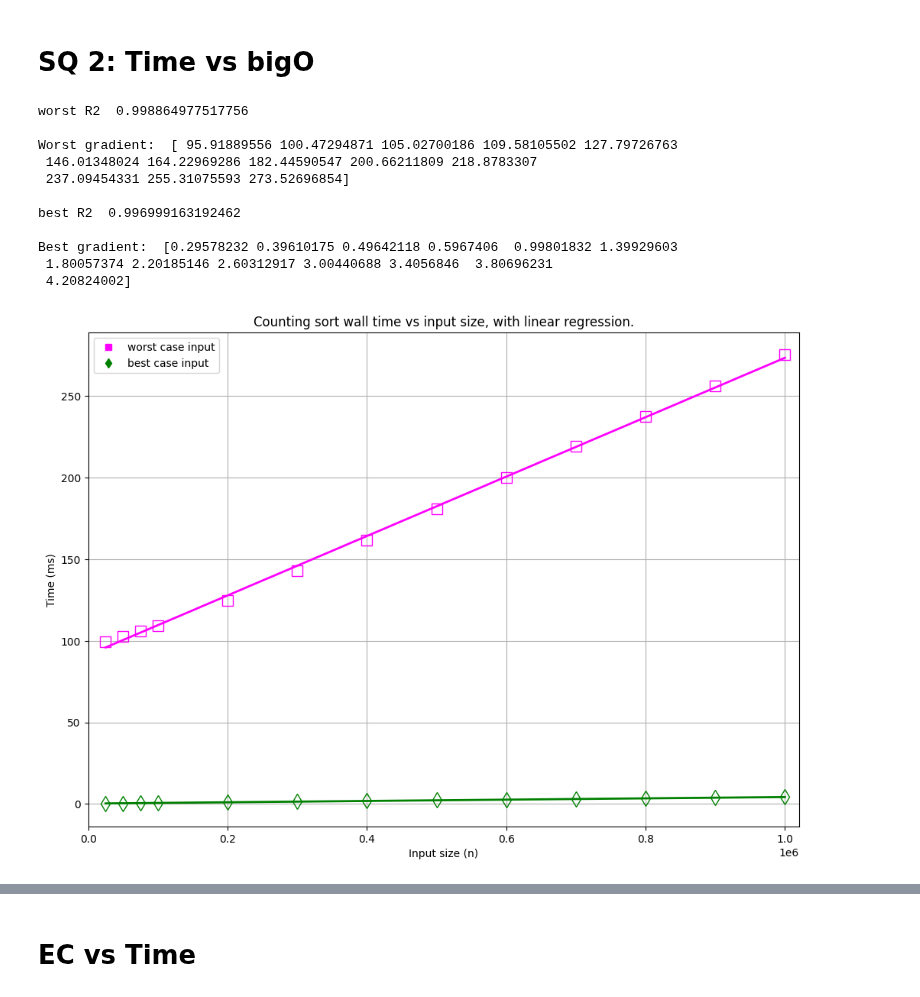
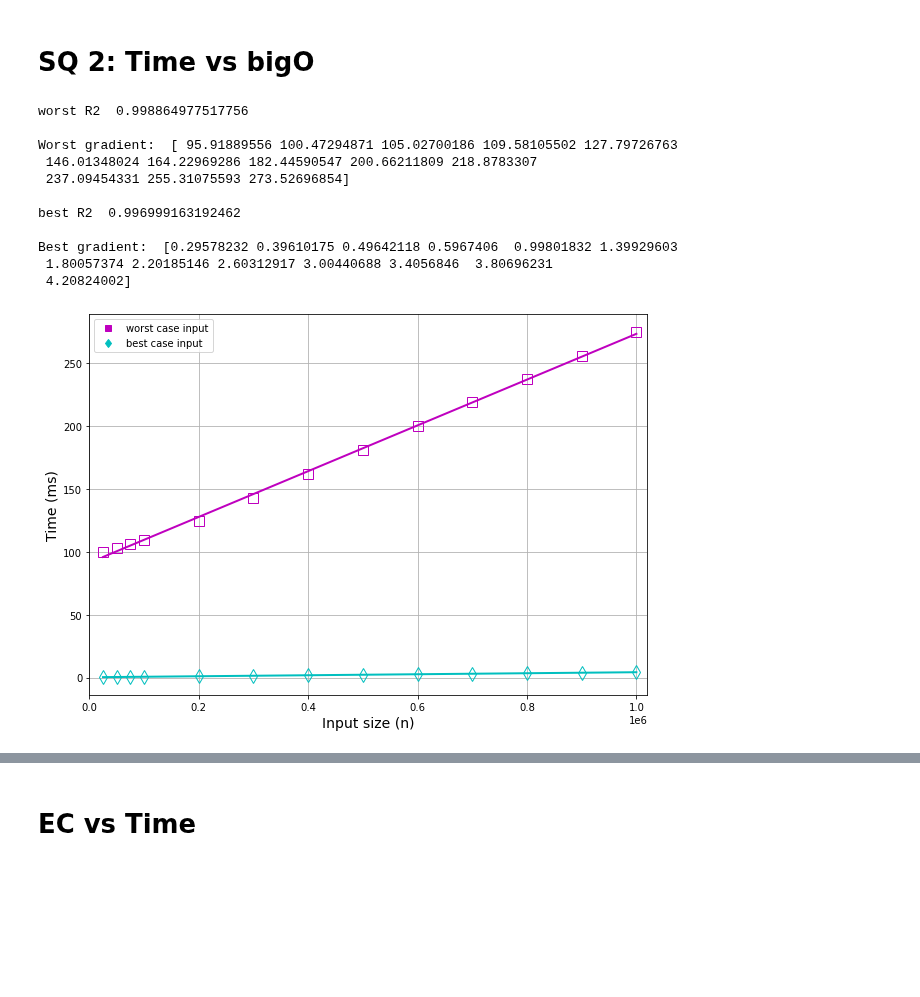
Before and after one commit to hrallil/RAPL_measurements, a Jupyter notebook: Java/FinalResults/FinalAnalysis/CountingMajaTest.ipynb, the cells around one changed output, grey strips where cells are left out. Drawn from its saved outputs; the diff is of its cells as text; code cells hidden in the pictures; blank space fills up the shorter version.

Commit message:
counting graphs fixed

```diff
--- a/Java/FinalResults/FinalAnalysis/CountingMajaTest.ipynb
+++ b/Java/FinalResults/FinalAnalysis/CountingMajaTest.ipynb
@@ -376,7 +376,7 @@ dfCountingMean16[dfCountingMean16["Input case"] != "best"][dfCountingMean16["ful
 # %% [output]
 |  | PKG (J) | CPU (J) | DRAM (J) | Time (ms) | Temp (C) | Size | Input case | CPU - readCSV | Time - readCSV | ... |
 # %%
-plt.figure(figsize=(10*1.2,7*1.2))
+plt.figure(figsize=(10,7))
 color = "red"
 
 Rs = []
@@ -386,17 +386,20 @@ Rs = []
 # plt.plot(-10000,0,"v", color="darkorange",label="countingrandom1 - countingrandom10")
 for i in range(len(Rs)):
     print(f"random{i} R2", Rs[i][1], " \n")
-worst = polyReg(dfCountingMean16[dfCountingMean16["Input case"] == "worst"]["Size"], dfCountingMean16[dfCountingMean16["Input case"] == "worst"]["Time - readCSV"],1, "Merge time for worst case input", "fuchsia",dots="s",regLine=False)
-plt.plot(-10000,0,"s", color="fuchsia",label="worst case input")
-best = polyReg(dfCountingMean16[dfCountingMean16["Input case"] == "best"]["Size"], dfCountingMean16[dfCountingMean16["Input case"] == "best"]["Time - readCSV"],1, "Merge time for best case input", "green",dots="d",regLine=False)
-plt.plot(-10000,0,"d", color="green",label="best case input")
+worst = polyReg(dfCountingMean16[dfCountingMean16["Input case"] == "worst"]["Size"], dfCountingMean16[dfCountingMean16["Input case"] == "worst"]["Time - readCSV"],1, "Merge time for worst case input", "m",dots="s",regLine=False)
+plt.plot(-10000,0,"s", color="m",label="worst case input")
+best = polyReg(dfCountingMean16[dfCountingMean16["Input case"] == "best"]["Size"], dfCountingMean16[dfCountingMean16["Input case"] == "best"]["Time - readCSV"],1, "Merge time for best case input", "c",dots="d",regLine=False)
+plt.plot(-10000,0,"d", color="c",label="best case input")
 print(f"worst R2 ", worst[1], "\n")
 print(f"best R2 ", best[1], "\n")
-plt.title("Counting sort wall time vs input size.")
-plt.xlabel("Input size (n)")
-plt.ylabel("Time (ms)")
+#plt.title("Counting sort wall time vs input size.")
+plt.xlabel("Input size (n)", fontsize = 14)
+plt.ylabel("Time (ms)", fontsize = 14)
+plt.rc('xtick', labelsize = 10)
+plt.rc('ytick', labelsize = 10)
 plt.xlim(0, 1020000)
 plt.ylim(-20, 300)
+
 plt.grid()
 plt.legend()
 plt.show()
@@ -408,42 +411,44 @@ best R2  0.996999163192462
 # %% [markdown]
 # SQ 2: Time vs bigO
 # %%
-plt.figure(figsize=(10*1.2,7*1.2))
+plt.figure(figsize=(10, 7))
 color = "red"
 
 Rs = []
 
 # for i in range(1,11):
 #     Rs.append(polyReg(dfCountingMean16[dfCountingMean16["Input case"] == f"random{i}"]["Size"], dfCountingMean16[dfCountingMean16["Input case"] == f"random{i}"]["Time - readCSV"],1, f"random{i} case input", "darkorange",dots="v"))
 # plt.plot(0,0,"v", color="darkorange",label="countingrandom1 - countingrandom10")
 for i in range(len(Rs)):
     print(f"random{i} R2", Rs[i][1], " \n")
-worst = polyReg(dfCountingMean16[dfCountingMean16["Input case"] == "worst"]["Size"], dfCountingMean16[dfCountingMean16["Input case"] == "worst"]["Time - readCSV"],1, "Merge time for worst case input", "fuchsia",dots="s")
-plt.plot(-1000000,0,"s", color="fuchsia",label="worst case input")
-best = polyReg(dfCountingMean16[dfCountingMean16["Input case"] == "best"]["Size"], dfCountingMean16[dfCountingMean16["Input case"] == "best"]["Time - readCSV"],1, "Merge time for best case input", "green",dots="d")
-plt.plot(-1000000,0,"d", color="green",label="best case input")
+worst = polyReg(dfCountingMean16[dfCountingMean16["Input case"] == "worst"]["Size"], dfCountingMean16[dfCountingMean16["Input case"] == "worst"]["Time - readCSV"],1, "Merge time for worst case input", "m",dots="s")
+plt.plot(-1000000,0,"s", color="m",label="worst case input")
+best = polyReg(dfCountingMean16[dfCountingMean16["Input case"] == "best"]["Size"], dfCountingMean16[dfCountingMean16["Input case"] == "best"]["Time - readCSV"],1, "Merge time for best case input", "c",dots="d")
+plt.plot(-1000000,0,"d", color="c",label="best case input")
 print(f"worst R2 ", worst[1], "\n")
 print(f"Worst gradient: ", worst[2], "\n")
 print(f"best R2 ", best[1], "\n")
 print(f"Best gradient: ", best[2], "\n")
-plt.title("Counting sort wall time vs input size, with linear regression.")
-plt.xlabel("Input size (n)")
-plt.ylabel("Time (ms)")
+#plt.title("Counting sort wall time vs input size, with linear regression.")
+plt.xlabel("Input size (n)", fontsize = 14)
+plt.ylabel("Time (ms)", fontsize = 14)
+plt.rc('xtick', labelsize = 10)
+plt.rc('ytick', labelsize = 10)
 plt.xlim(-10, 1020000)
 plt.grid()
 plt.legend()
 plt.show()
 # %% [output]
 worst R2  0.998864977517756
 
 Worst gradient:  [ 95.91889556 100.47294871 105.02700186 109.58105502 127.79726763
  146.01348024 164.22969286 182.44590547 200.66211809 218.8783307
  237.09454331 255.31075593 273.52696854]
 
 best R2  0.996999163192462
 
 Best gradient:  [0.29578232 0.39610175 0.49642118 0.5967406  0.99801832 1.39929603
  1.80057374 2.20185146 2.60312917 3.00440688 3.4056846  3.80696231
  4.20824002]
-[figure, old version]
+[figure, new version]
 # %%
```
Also changed, not shown: parts of 19 cells of this notebook, 2 other files.
